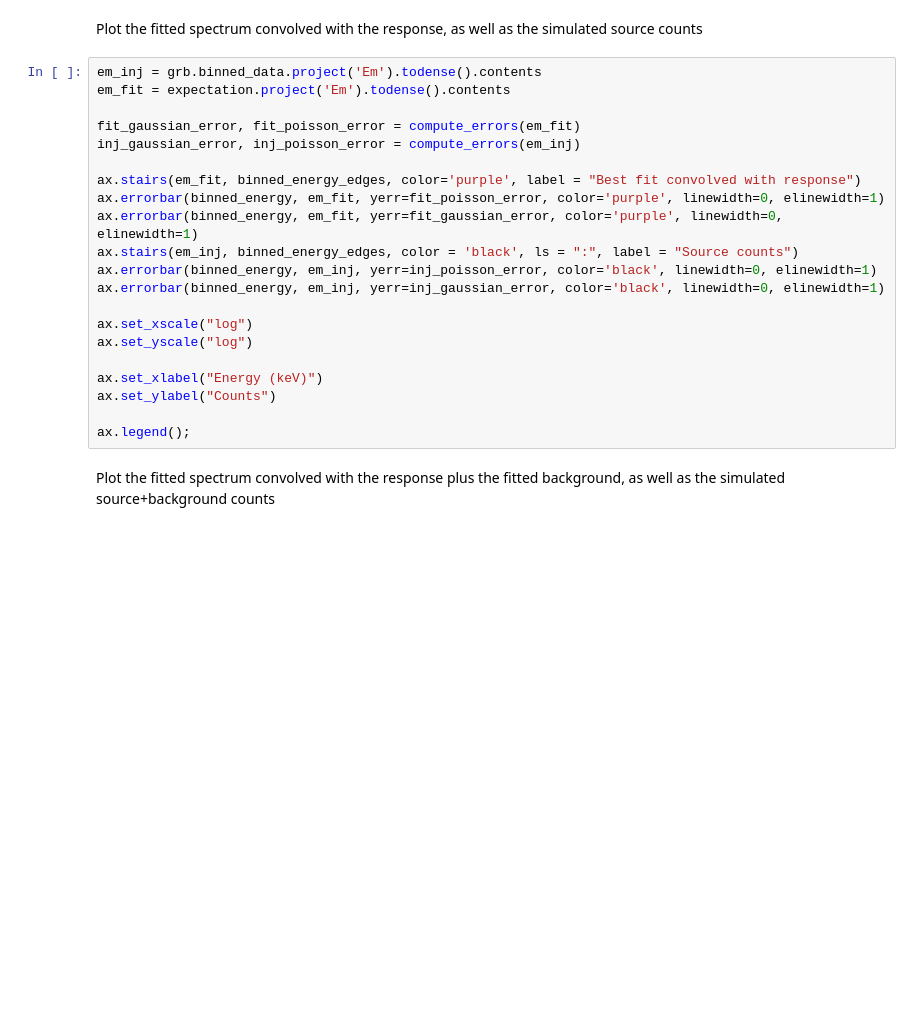
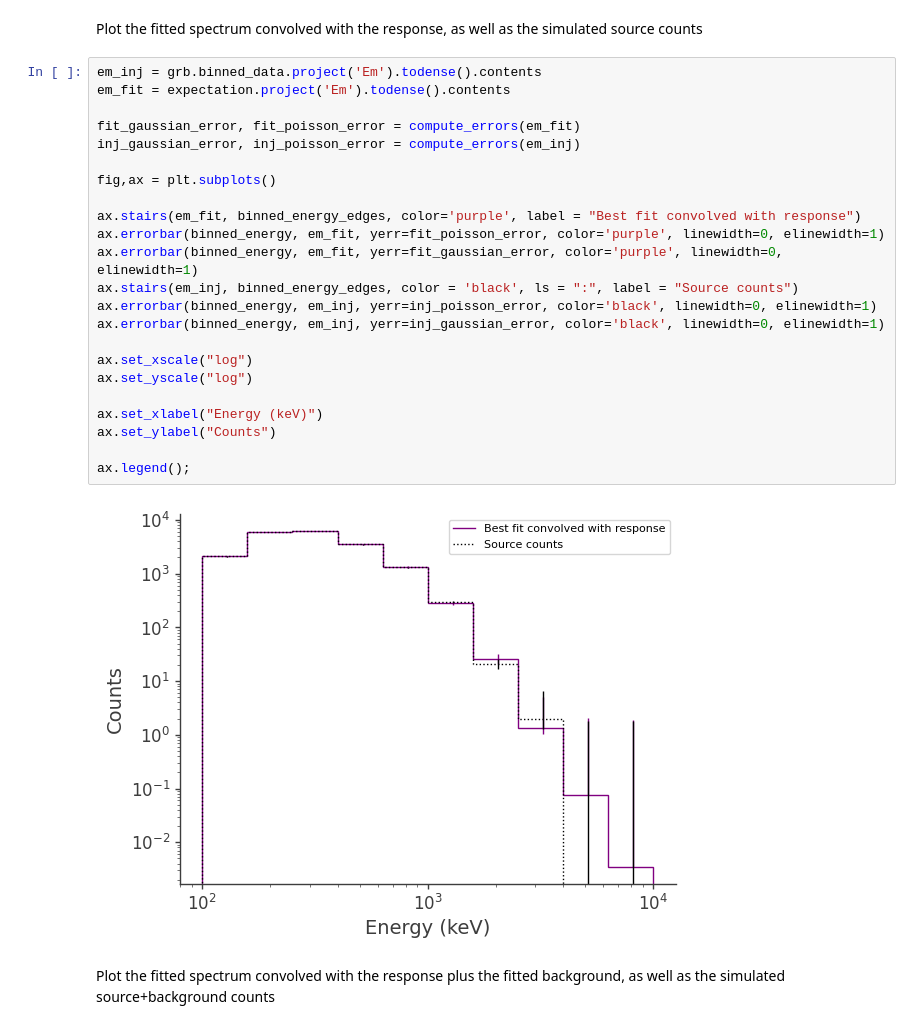
Before and after one commit to hiyoneda/cosipy, a Jupyter notebook: docs/tutorials/spectral_fits/continuum_fit/grb/SpectralFit_GRB.ipynb, the cells around one changed output. Cells and saved outputs as stored; diff of their text form; blank space fills up the shorter version.

```diff
--- a/docs/tutorials/spectral_fits/continuum_fit/grb/SpectralFit_GRB.ipynb
+++ b/docs/tutorials/spectral_fits/continuum_fit/grb/SpectralFit_GRB.ipynb
@@ -356,24 +339,28 @@ Plot the fitted spectrum convolved with the response, as well as the simulated s
 # %%
 em_inj = grb.binned_data.project('Em').todense().contents
 em_fit = expectation.project('Em').todense().contents
 
 fit_gaussian_error, fit_poisson_error = compute_errors(em_fit)
 inj_gaussian_error, inj_poisson_error = compute_errors(em_inj)
+
+fig,ax = plt.subplots()
 
 ax.stairs(em_fit, binned_energy_edges, color='purple', label = "Best fit convolved with response")
 ax.errorbar(binned_energy, em_fit, yerr=fit_poisson_error, color='purple', linewidth=0, elinewidth=1)
 ax.errorbar(binned_energy, em_fit, yerr=fit_gaussian_error, color='purple', linewidth=0, elinewidth=1)
 ax.stairs(em_inj, binned_energy_edges, color = 'black', ls = ":", label = "Source counts")
 ax.errorbar(binned_energy, em_inj, yerr=inj_poisson_error, color='black', linewidth=0, elinewidth=1)
 ax.errorbar(binned_energy, em_inj, yerr=inj_gaussian_error, color='black', linewidth=0, elinewidth=1)
 
 ax.set_xscale("log")
 ax.set_yscale("log")
 
 ax.set_xlabel("Energy (keV)")
 ax.set_ylabel("Counts")
 
 ax.legend();
+# %% [output]
+[figure, added]
 # %% [markdown]
 Plot the fitted spectrum convolved with the response plus the fitted background, as well as the simulated source+background counts
 # %%
```
Also changed, not shown: parts of 4 cells of this notebook, 3 other files.
